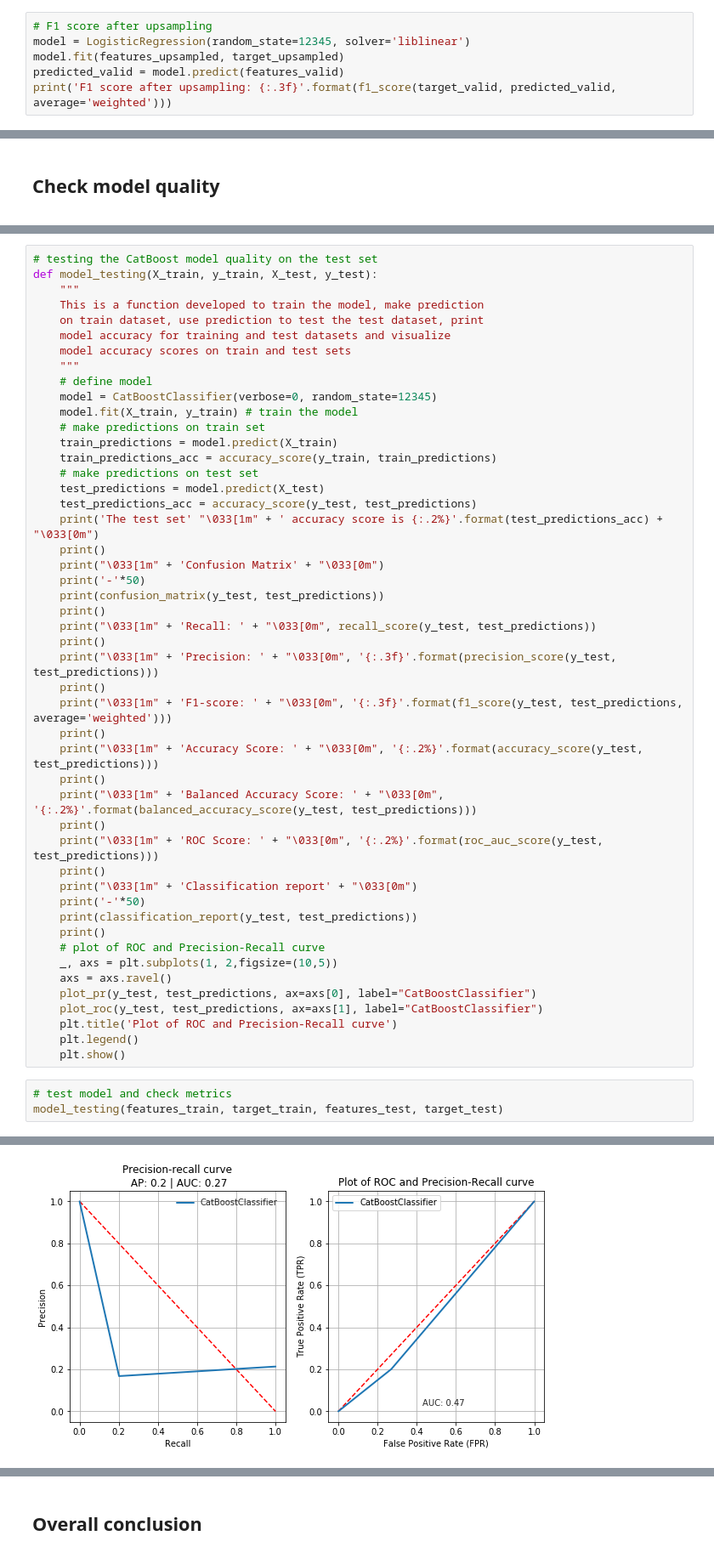
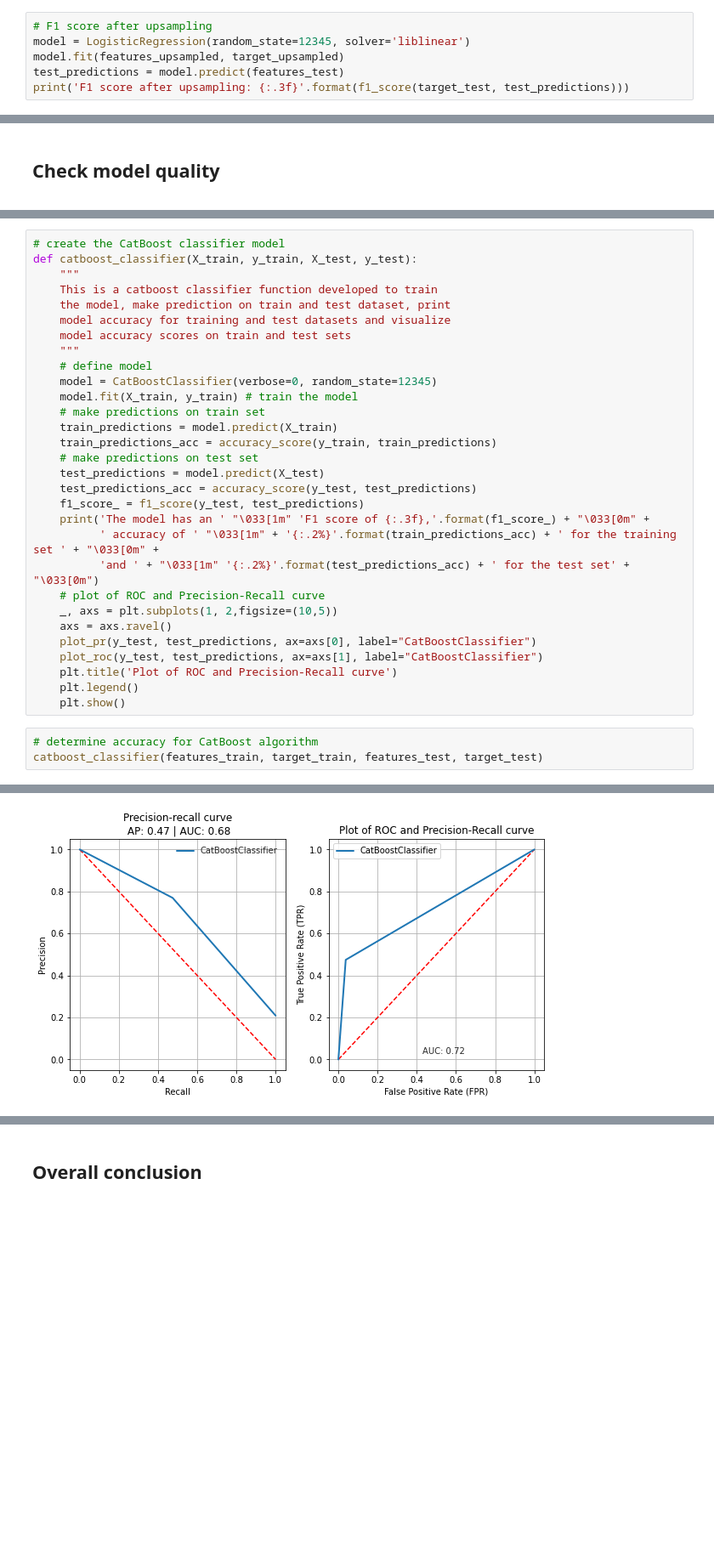
Before and after one commit to chuksoo/customer_churn_predictML, a Jupyter notebook: customer_churn_predictML.ipynb, the cells around one changed output, grey strips where cells are left out. Shown: that part at 85% size. Saved outputs shown, nothing was run; the diff lists cells and outputs as text; blank space fills up the shorter version.

```diff
--- a/customer_churn_predictML.ipynb
+++ b/customer_churn_predictML.ipynb
@@ -518,6 +550,6 @@ features_upsampled, target_upsampled = upsample(
 # F1 score after upsampling
 model = LogisticRegression(random_state=12345, solver='liblinear')
 model.fit(features_upsampled, target_upsampled)
-predicted_valid = model.predict(features_valid)
-print('F1 score after upsampling: {:.3f}'.format(f1_score(target_valid, predicted_valid, average='weighted')))
+test_predictions = model.predict(features_test)
+print('F1 score after upsampling: {:.3f}'.format(f1_score(target_test, test_predictions)))
 # %% [output]
@@ -927,9 +1011,9 @@ The result of the previous section suggested that the CatBoost classifier was pe
 # %%
-# testing the CatBoost model quality on the test set
-def model_testing(X_train, y_train, X_test, y_test):
+# create the CatBoost classifier model
+def catboost_classifier(X_train, y_train, X_test, y_test):
     """
-    This is a function developed to train the model, make prediction
-    on train dataset, use prediction to test the test dataset, print
+    This is a catboost classifier function developed to train
+    the model, make prediction on train and test dataset, print
     model accuracy for training and test datasets and visualize
     model accuracy scores on train and test sets
     """
@@ -942,28 +1026,10 @@ def model_testing(X_train, y_train, X_test, y_test):
     # make predictions on test set
     test_predictions = model.predict(X_test)
     test_predictions_acc = accuracy_score(y_test, test_predictions)
-    print('The test set' "\033[1m" + ' accuracy score is {:.2%}'.format(test_predictions_acc) + "\033[0m")
-    print()
-    print("\033[1m" + 'Confusion Matrix' + "\033[0m")
-    print('-'*50)
-    print(confusion_matrix(y_test, test_predictions))
-    print()
-    print("\033[1m" + 'Recall: ' + "\033[0m", recall_score(y_test, test_predictions))
-    print()
-    print("\033[1m" + 'Precision: ' + "\033[0m", '{:.3f}'.format(precision_score(y_test, test_predictions)))
-    print()
-    print("\033[1m" + 'F1-score: ' + "\033[0m", '{:.3f}'.format(f1_score(y_test, test_predictions, average='weighted')))
-    print()
-    print("\033[1m" + 'Accuracy Score: ' + "\033[0m", '{:.2%}'.format(accuracy_score(y_test, test_predictions)))
-    print()
-    print("\033[1m" + 'Balanced Accuracy Score: ' + "\033[0m", '{:.2%}'.format(balanced_accuracy_score(y_test, test_predictions)))
-    print()
-    print("\033[1m" + 'ROC Score: ' + "\033[0m", '{:.2%}'.format(roc_auc_score(y_test, test_predictions)))
-    print()
-    print("\033[1m" + 'Classification report' + "\033[0m")
-    print('-'*50)
-    print(classification_report(y_test, test_predictions))
-    print()
+    f1_score_ = f1_score(y_test, test_predictions)
+    print('The model has an ' "\033[1m" 'F1 score of {:.3f},'.format(f1_score_) + "\033[0m" +
+          ' accuracy of ' "\033[1m" + '{:.2%}'.format(train_predictions_acc) + ' for the training set ' + "\033[0m" +
+          'and ' + "\033[1m" '{:.2%}'.format(test_predictions_acc) + ' for the test set' + "\033[0m")
     # plot of ROC and Precision-Recall curve
     _, axs = plt.subplots(1, 2,figsize=(10,5))
     axs = axs.ravel()
@@ -973,6 +1039,6 @@ def model_testing(X_train, y_train, X_test, y_test):
     plt.legend()
     plt.show()
 # %%
-# test model and check metrics
-model_testing(features_train, target_train, features_test, target_test)
+# determine accuracy for CatBoost algorithm
+catboost_classifier(features_train, target_train, features_test, target_test)
 # %% [output]
@@ -996,2 +1046,2 @@ weighted avg       0.64      0.62      0.63      2000
-[figure, old version]
+[figure, new version]
 # %% [markdown]
```
Also changed, not shown: parts of 51 cells of this notebook.
